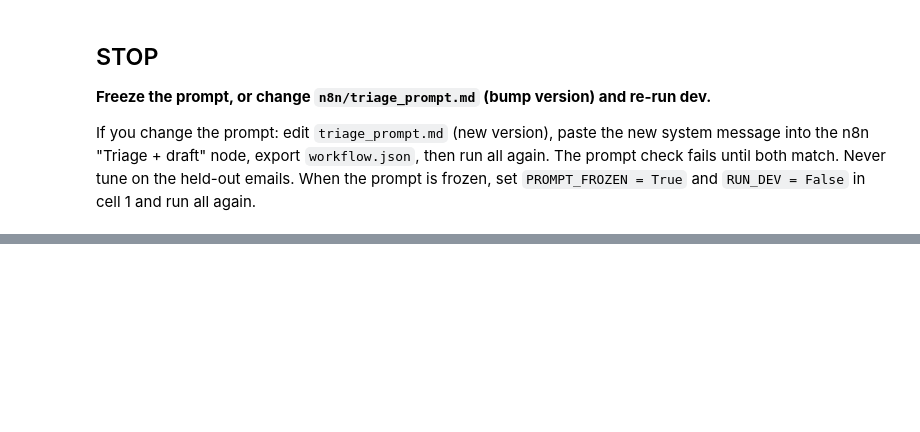
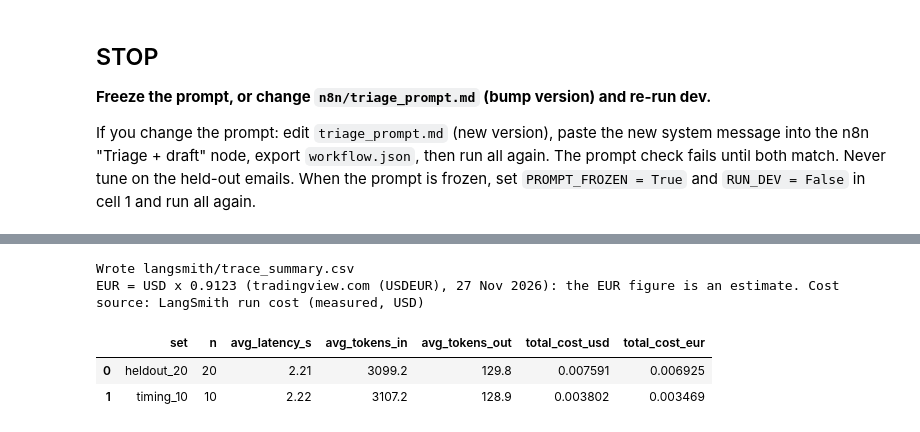
Before and after one commit to ayhandemir7-LSSBB/ecommerce_customersatisfaction_adiadoption, a Jupyter notebook: notebooks/R1-05_langsmith.ipynb, the cells around one changed output, grey strips where cells are left out. Saved outputs shown, nothing was run; the diff lists cells and outputs as text; code cells hidden in the pictures; blank space fills up the shorter version.

```diff
--- a/notebooks/R1-05_langsmith.ipynb
+++ b/notebooks/R1-05_langsmith.ipynb
@@ -703,32 +773,38 @@ else:
 # %%
 # 3i Trace summary: langsmith/trace_summary.csv. Row heldout_20 = all 20 held-out, row timing_10 = the 10 timing_flag emails.
 # R1-03 M7 needs: drafts traced = n, seconds per draft = avg_latency_s, cost per draft in EUR = total_cost_eur / n.
 TS_COLS = ['set', 'n', 'avg_latency_s', 'avg_tokens_in', 'avg_tokens_out', 'total_cost_usd', 'total_cost_eur']
 COST_SOURCE = 'n/a'
 def summarize(df, name):
     global COST_SOURCE
     n = int(df['error'].isna().sum())   # drafts traced without an error
     if df['cost_usd'].notna().all():
         usd, COST_SOURCE = float(df['cost_usd'].sum()), 'LangSmith run cost (measured, USD)'
     elif PRICE_IN_USD_PER_1M is not None and PRICE_OUT_USD_PER_1M is not None:
         usd = float((df['tokens_in'] * PRICE_IN_USD_PER_1M + df['tokens_out'] * PRICE_OUT_USD_PER_1M).sum() / 1e6)
-        COST_SOURCE = 'token usage x OpenAI price constants (cell 1)'
+        COST_SOURCE = 'token usage x OpenAI list prices (' + PRICE_SOURCE + ')'
     else:
         usd, COST_SOURCE = None, 'PENDING: set PRICE_IN/OUT_USD_PER_1M in cell 1'
     eur = round(usd * USD_TO_EUR, 6) if (usd is not None and USD_TO_EUR) else 'PENDING'
     return {'set': name, 'n': n, 'avg_latency_s': round(df['latency_s'].mean(), 2),
             'avg_tokens_in': round(df['tokens_in'].mean(), 1), 'avg_tokens_out': round(df['tokens_out'].mean(), 1),
             'total_cost_usd': round(usd, 6) if usd is not None else 'PENDING', 'total_cost_eur': eur}
 
 trace_summary = pd.DataFrame()
 if not held_table.empty:
     trace_summary = pd.DataFrame([summarize(held_table, 'heldout_20'), summarize(held_table[held_table['timing_flag']], 'timing_10')])[TS_COLS]
     trace_summary.to_csv(OUT['trace'], index=False)
     print('Wrote', OUT['trace'].relative_to(REPO))
     print('EUR = USD x', USD_TO_EUR, '(' + USD_TO_EUR_SOURCE + '): the EUR figure is an estimate. Cost source:', COST_SOURCE)
     display(trace_summary)
 else:
     print('No held-out experiment yet, trace_summary.csv not written.')
+# %% [output]
+Wrote langsmith/trace_summary.csv
+EUR = USD x 0.9123 (tradingview.com (USDEUR), 27 Nov 2026): the EUR figure is an estimate. Cost source: LangSmith run cost (measured, USD)
+|  | set | n | avg_latency_s | avg_tokens_in | avg_tokens_out | total_cost_usd | total_cost_eur |
+| 0 | heldout_20 | 20 | 2.21 | 3099.2 | 129.8 | 0.007591 | 0.006925 |
+| 1 | timing_10 | 10 | 2.22 | 3107.2 | 128.9 | 0.003802 | 0.003469 |
 # %%
 # 3j Monitoring note: langsmith/monitoring_note.md (all numbers come from the experiments above)
 SHOTS = LS / 'screenshots'
```
Also changed, not shown: parts of 17 cells of this notebook, 5 other files.
